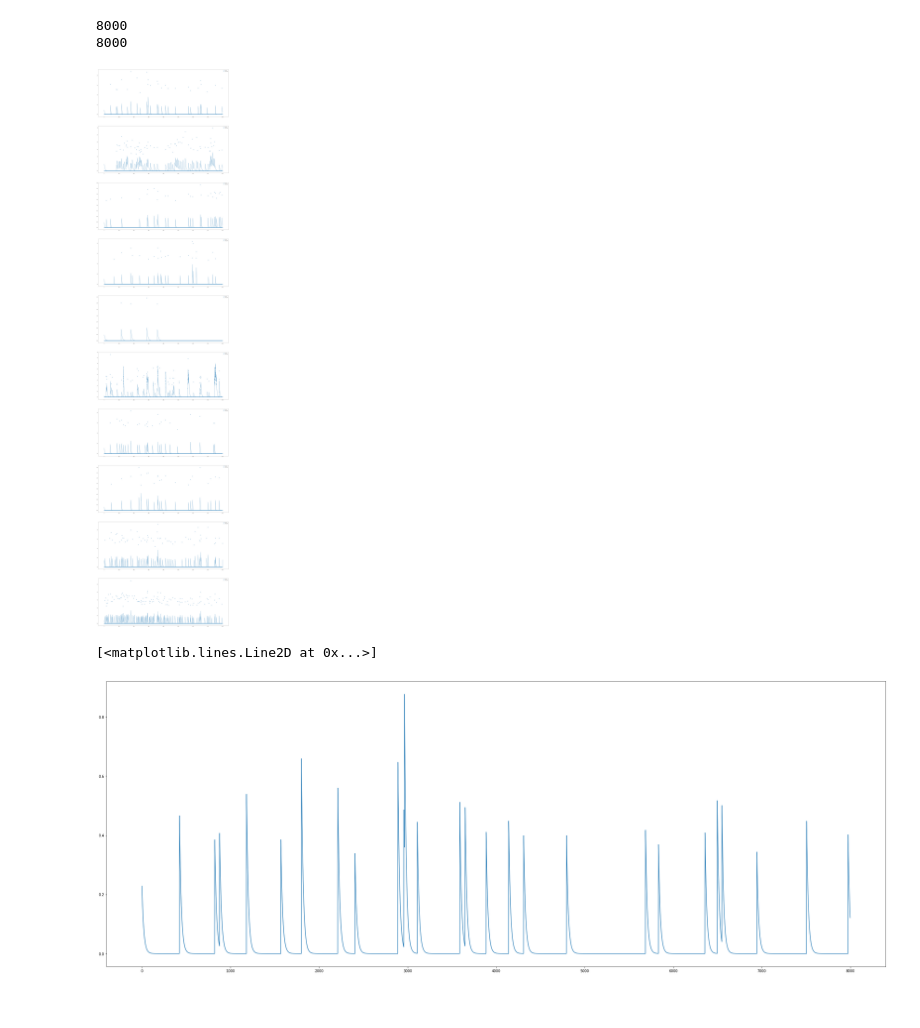
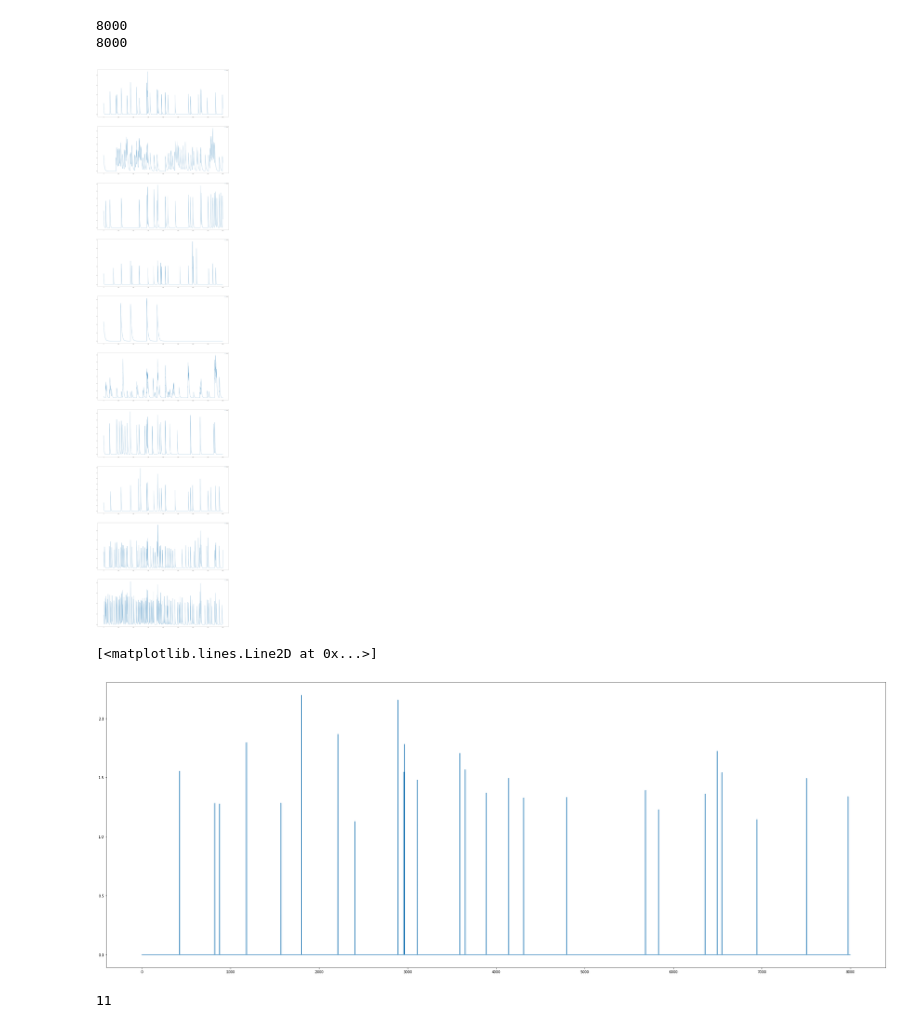
Before and after one commit to ulgenklc/Calcium, a Jupyter notebook: baby_analysis/trace_ex.ipynb, the cells around one changed output. Drawn from its saved outputs; the diff is of its cells as text; code cells hidden in the pictures.

```diff
--- a/baby_analysis/trace_ex.ipynb
+++ b/baby_analysis/trace_ex.ipynb
@@ -3,7 +3,7 @@ import numpy as np
 import matplotlib.pyplot as plt
 import csv
 # %%
-path = "C:/Users/bengieru/Desktop/calcium_analysis/calcium_movies/Output/Output"
+path = "C:/Users/ulgen/OneDrive/Masaüstü/calcium_analysis/data"
 
 trace=open( path +"/m_1005_session_1_baseline_trace.csv", "r")
 spike=open( path +"/m_1005_session_1_baseline_spikes_complexity.csv", "r")
@@ -23,21 +23,25 @@ for i,line in enumerate(reader_spike):
 # %%
 fig,ax=plt.subplots(10,1,figsize=(40,175))
 for i in range(10):
     y=np.arange(8000)
     ax[i].plot(traces[i],label='traces')
-    ax[i].scatter(y,spikes[i],label='spike_max')
+    #ax[i].scatter(y,spikes[i],label='spike_max')
     #ax.plot(spikes[0],label='spikes')
     ax[i].legend()
 print(len(spikes[1]))
 print(len(y))
 # %% [output]
 8000
 8000
-[figure, old version]
+[figure, new version]
 # %%
 fig,ax=plt.subplots(1,1,figsize=(40,15))
 #for i in range(row_count):
-plt.plot(traces[0])
+plt.plot(spikes[0])
 # %% [output]
 [<matplotlib.lines.Line2D at 0x...>]
-[figure, old version]
+[figure, new version]
+# %%
+int(round(round(max(traces[3]),1)+0.1,1)*10)
+# %% [output]
+11
```
Also changed, not shown: parts of 1 cell of this notebook.
